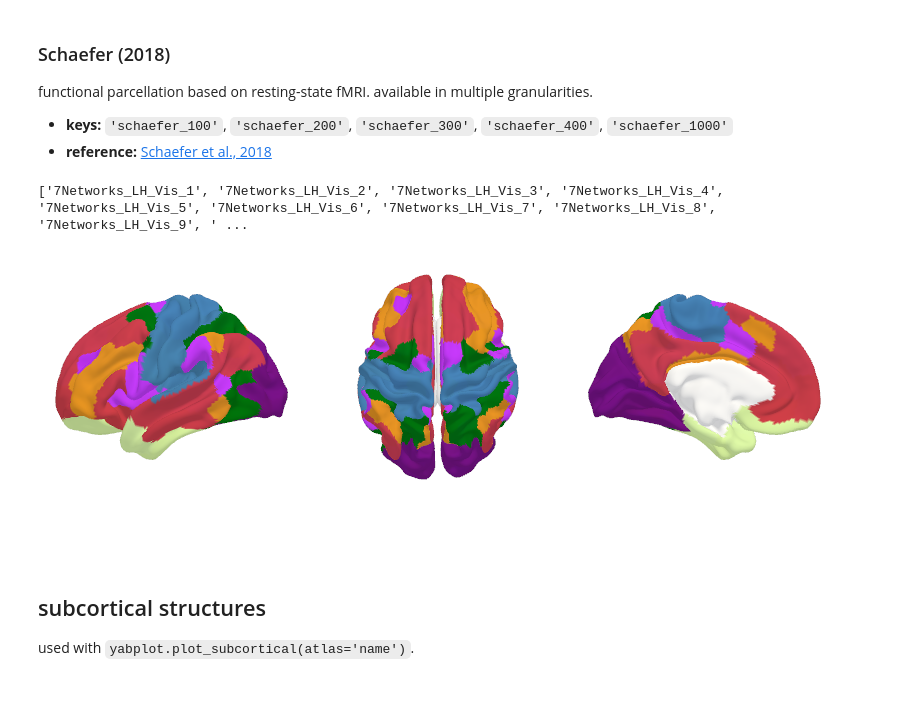
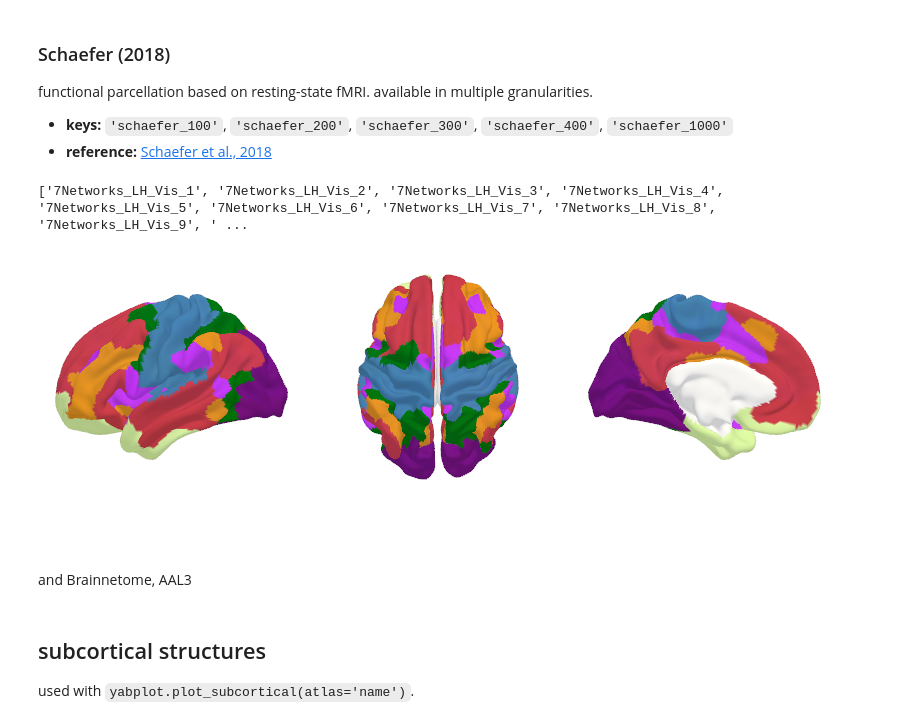
Before and after one commit to jadenecke/yabplot, a Jupyter notebook: docs/tutorials/available_atlases.ipynb, the cells around one changed output. Cells and saved outputs as stored; diff of their text form; code cells hidden in the pictures; blank space fills up the shorter version.

```diff
--- a/docs/tutorials/available_atlases.ipynb
+++ b/docs/tutorials/available_atlases.ipynb
@@ -47,11 +47,13 @@ functional parcellation based on resting-state fMRI. available in multiple granu
 * **keys:** `'schaefer_100'`, `'schaefer_200'`, `'schaefer_300'`, `'schaefer_400'`, `'schaefer_1000'`
 * **reference:** [Schaefer et al., 2018](https://doi.org/10.1093/cercor/bhx179)
 # %%
-print(yab.get_atlas_regions(atlas='schaefer_300', category='cortical'))
-p = yab.plot_cortical(atlas='schaefer_300', views=['left_lateral', 'superior', 'left_medial'], figsize=(800, 300))
+print(yab.get_atlas_regions(atlas='schaefer_400', category='cortical'))
+p = yab.plot_cortical(atlas='schaefer_400', views=['left_lateral', 'superior', 'left_medial'], figsize=(800, 300))
 # %% [output]
 ['7Networks_LH_Vis_1', '7Networks_LH_Vis_2', '7Networks_LH_Vis_3', '7Networks_LH_Vis_4', '7Networks_LH_Vis_5', '7Networks_LH_Vis_6', '7Networks_LH_Vis_7', '7Networks_LH_Vis_8', '7Networks_LH_Vis_9', ' ...
-[figure, old version]
+[figure, new version]
+# %% [markdown]
+and Brainnetome, AAL3
 # %% [markdown]
 ## subcortical structures
 used with `yabplot.plot_subcortical(atlas='name')`.
```
Also changed, not shown: parts of 2 cells of this notebook, 13 other files.
